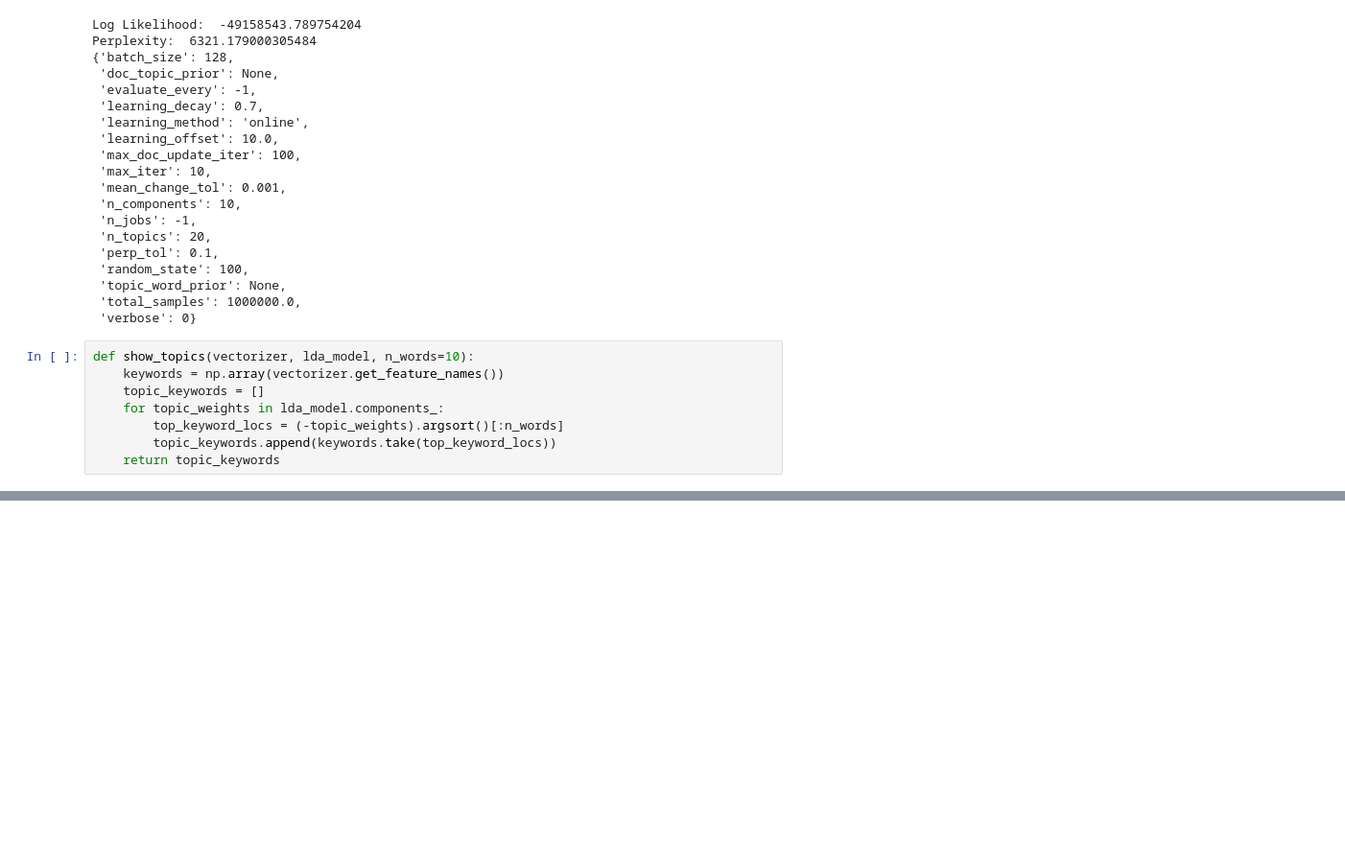
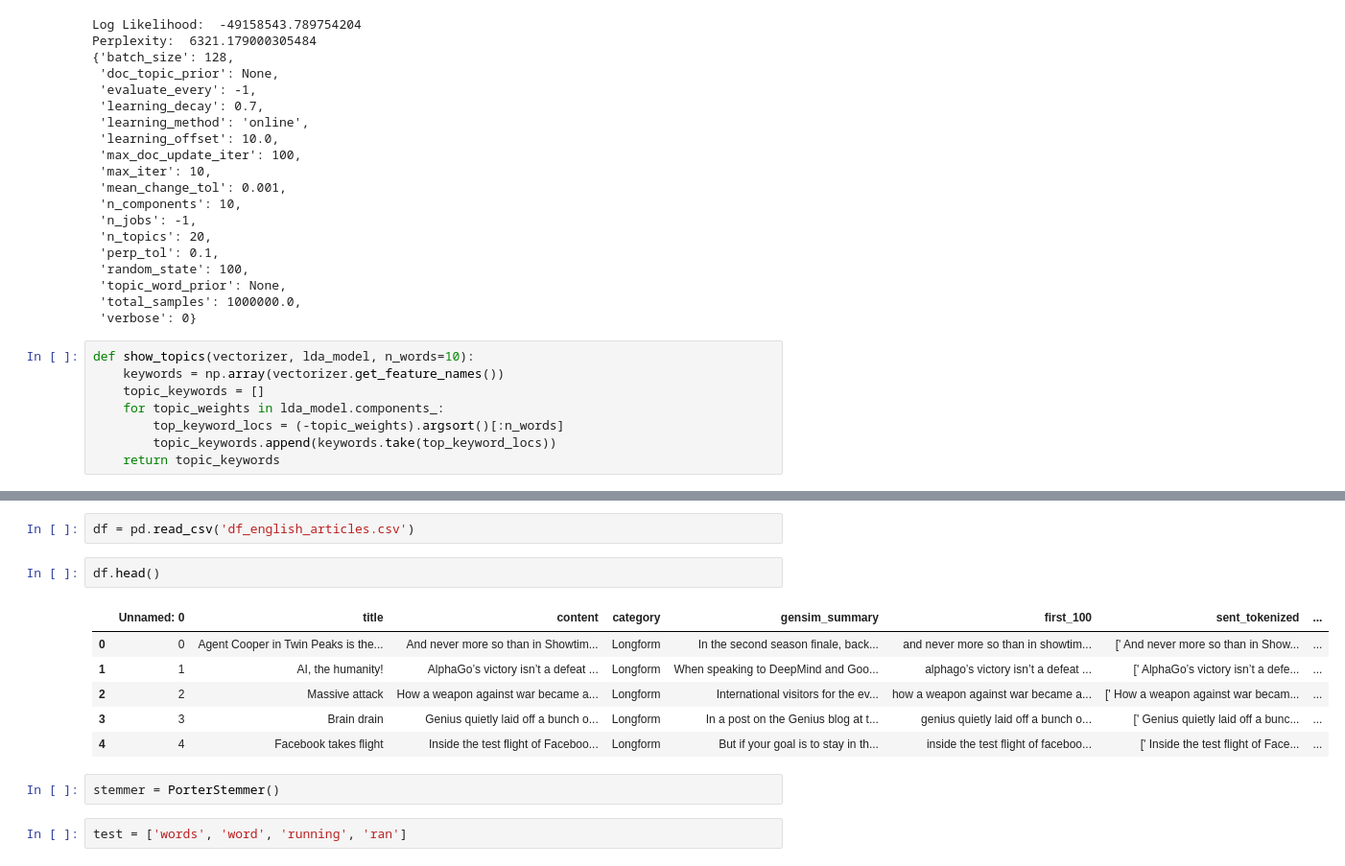
Before and after one commit to AustinKrause/nyt-article-summarizer, a Jupyter notebook: LDA.ipynb, the cells around one changed output, grey strips where cells are left out. Shown at 96% size. Cells and saved outputs as stored; diff of their text form; blank space fills up the shorter version.

```diff
--- a/LDA.ipynb
+++ b/LDA.ipynb
@@ -208,0 +260,15 @@ show_topics(vectorizer, lda_model, n_words=1)
+# %%
+df = pd.read_csv('df_english_articles.csv')
+# %%
+df.head()
+# %% [output]
+|  | Unnamed: 0 | title | content | category | gensim_summary | first_100 | sent_tokenized | ... |
+| 0 | 0 | Agent Cooper in Twin Peaks is the... | And never more so than in Showtim... | Longform | In the second season finale, back... | and never more so than in showtim... | [' And never more so than in Show... | ... |
+| 1 | 1 | AI, the humanity! | AlphaGo’s victory isn’t a defeat ... | Longform | When speaking to DeepMind and Goo... | alphago’s victory isn’t a defeat ... | [' AlphaGo’s victory isn’t a defe... | ... |
+| 2 | 2 | Massive attack | How a weapon against war became a... | Longform | International visitors for the ev... | how a weapon against war became a... | [' How a weapon against war becam... | ... |
+| 3 | 3 | Brain drain | Genius quietly laid off a bunch o... | Longform | In a post on the Genius blog at t... | genius quietly laid off a bunch o... | [' Genius quietly laid off a bunc... | ... |
+| 4 | 4 | Facebook takes flight | Inside the test flight of Faceboo... | Longform | But if your goal is to stay in th... | inside the test flight of faceboo... | [' Inside the test flight of Face... | ... |
+# %%
+stemmer = PorterStemmer()
+# %%
+test = ['words', 'word', 'running', 'ran']
```
Also changed, not shown: parts of 37 cells of this notebook.
